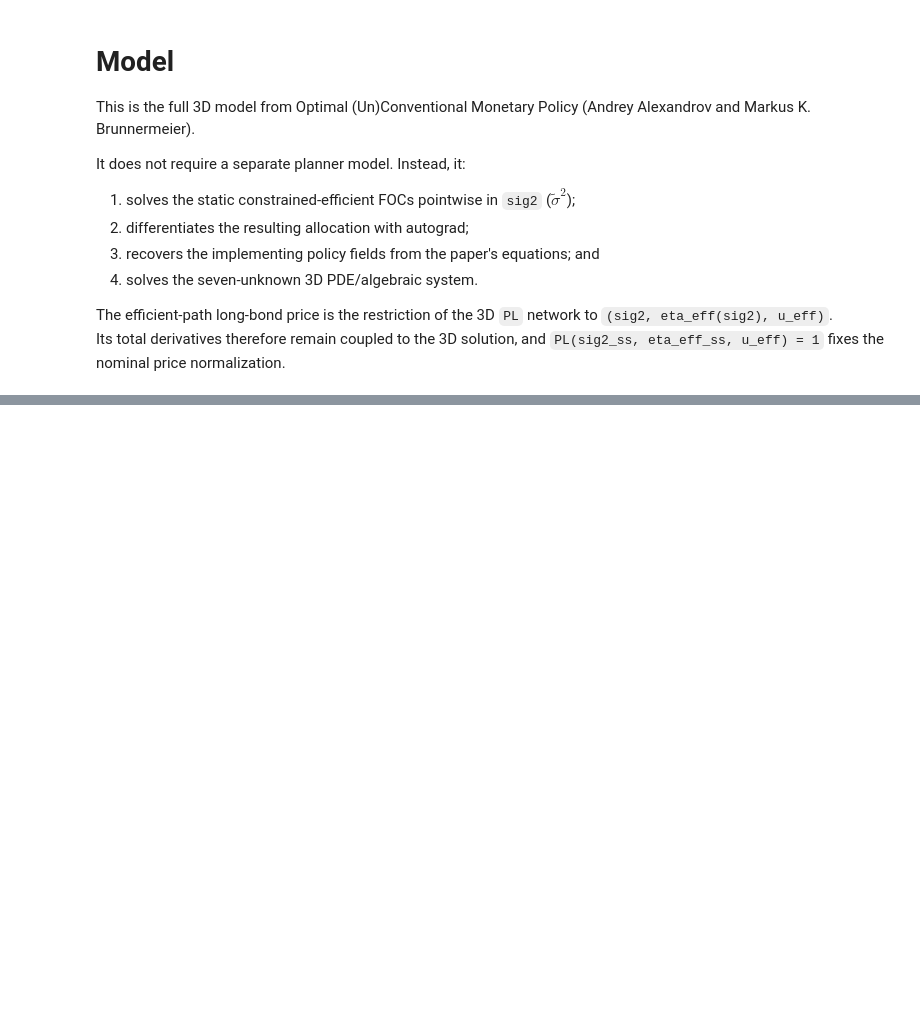
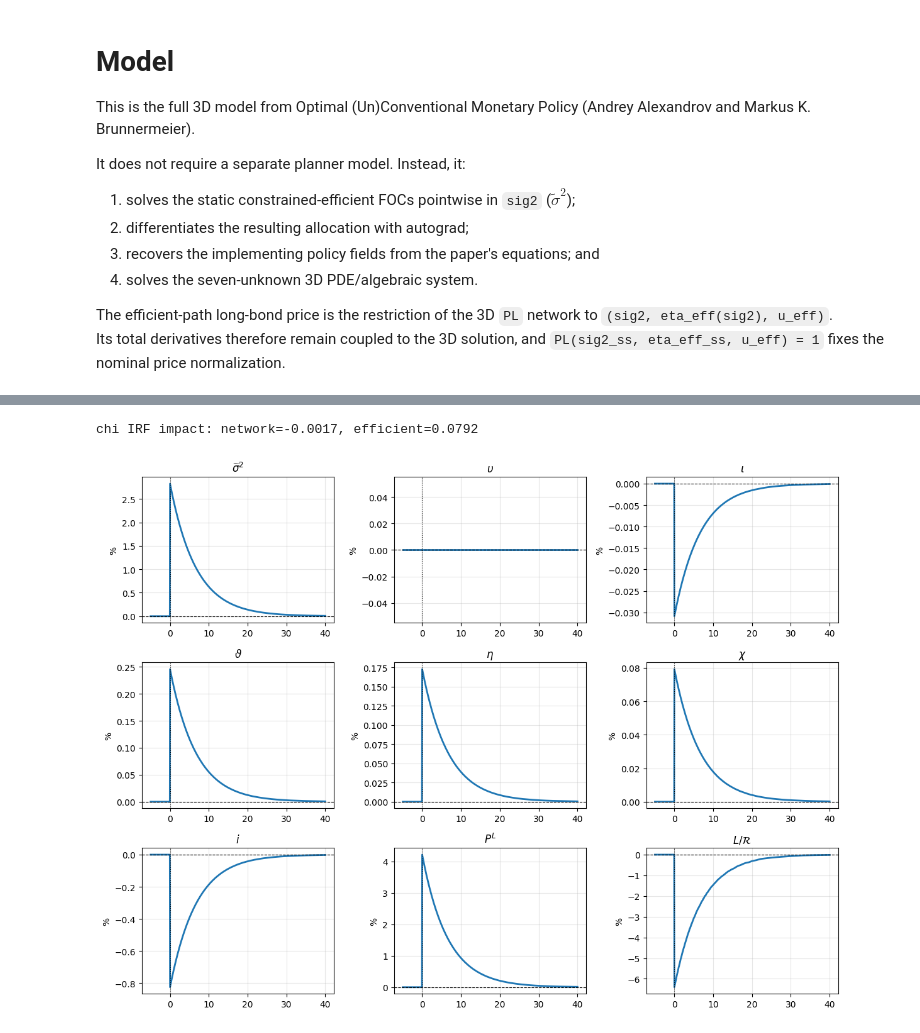
Before and after one commit to rotmanfinhub/deep-macrofin, a Jupyter notebook: examples/macro_problems/alexandrov-brunnermeier/full_eff_closed_warm_start.ipynb, the cells around one changed output, grey strips where cells are left out. Drawn from its saved outputs; the diff is of its cells as text; code cells hidden in the pictures; blank space fills up the shorter version.

```diff
--- a/examples/macro_problems/alexandrov-brunnermeier/full_eff_closed_warm_start.ipynb
+++ b/examples/macro_problems/alexandrov-brunnermeier/full_eff_closed_warm_start.ipynb
@@ -1275,3 +1331,9 @@ steady state: sig2=0.5000, eta=0.2984, u=0.9276
+# %%
+irf_perturbed = simulate_irf(perturbed_model, shock=dZ, horizon=T_irf, dt=0.05, pre_shock=ap)
+plot_irf(irf_perturbed, PERTURBED_MODEL_PATH)
+# %% [output]
+chi IRF impact: network=-0.0017, efficient=0.0792
+[figure, added]
 # %%
 # --- 5. impulse response off the efficient manifold ------------------------
 # Coarser dt than the manifold IRF: this one steps sequentially, one network
```
Also changed, not shown: parts of 9 cells of this notebook.
